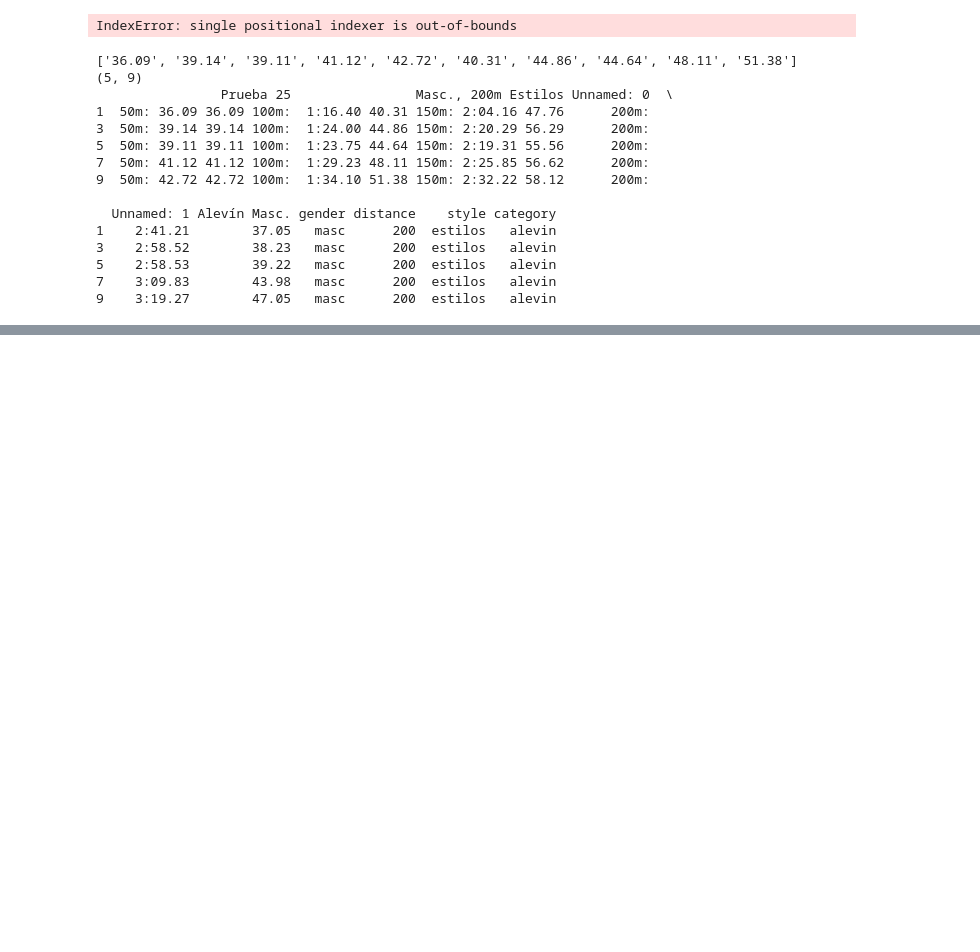
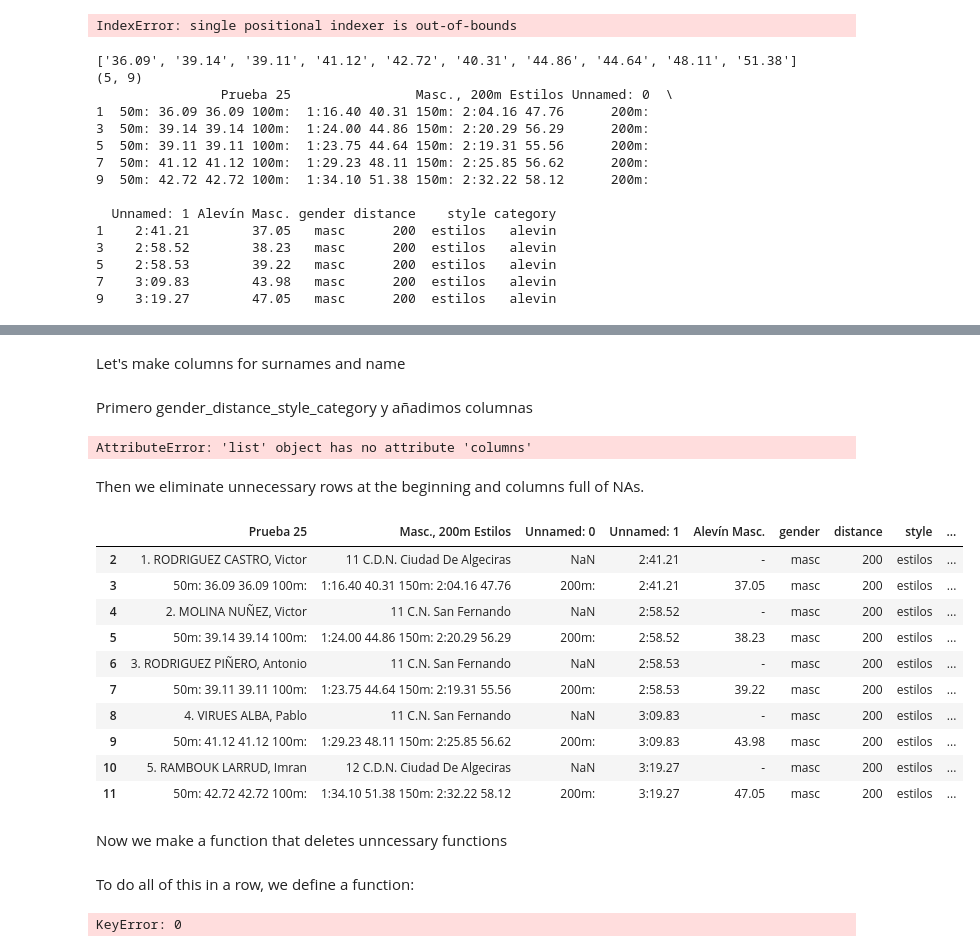
Before and after one commit to danmorper/automatization-swimming-data, a Jupyter notebook: pdf_csv.ipynb, the cells around one changed output, grey strips where cells are left out. Saved outputs shown, nothing was run; the diff lists cells and outputs as text; code cells hidden in the pictures; blank space fills up the shorter version.

Commit message:
it only gives errors :(

```diff
--- a/pdf_csv.ipynb
+++ b/pdf_csv.ipynb
@@ -3,12 +3,12 @@ import tabula
 import pandas as pd
 import os
 # %%
-def gender_distance_style_category(lista):
+def gender_distance_style_category(df):
     """
-    lista: result of pdf_to_csv
+    df: result of pdf_to_csv
     """
-    lista = lista[0]
-    names = lista.columns
+    df = df[0]
+    names = df.columns
     #names in lowercase
     names = [name.lower() for name in names]
     names = [name.replace('á','a') for name in names]
@@ -313,0 +443,2 @@ print(odd)
+# %% [markdown]
+Let's make columns for surnames and name
@@ -313,0 +473,29 @@ print(odd)
+# %% [markdown]
+Primero gender_distance_style_category y añadimos columnas
+# %%
+prueba1 = tabula.read_pdf("pdfs/ResultList_25.pdf", pages='all')
+print(gender_distance_style_category(prueba1))
+
+gender, distance, style, category = gender_distance_style_category(prueba1)
+print(add_columns(prueba1[0], gender=gender, distance=distance, style=style, category=category))
+prueba1 = add_columns(prueba1[0], gender=gender, distance=distance, style=style, category=category)
+# %% [output]
+AttributeError: 'list' object has no attribute 'columns'
+# %% [markdown]
+Then we eliminate unnecessary rows at the beginning and columns full of NAs.
+# %%
+nas_rows(prueba1)
+# %% [output]
+|  | Prueba 25 | Masc., 200m Estilos | Unnamed: 0 | Unnamed: 1 | Alevín Masc. | gender | distance | style | ... |
+| 2 | 1. RODRIGUEZ CASTRO, Victor | 11 C.D.N. Ciudad De Algeciras | NaN | 2:41.21 | - | masc | 200 | estilos | ... |
+| 3 | 50m: 36.09 36.09 100m: | 1:16.40 40.31 150m: 2:04.16 47.76 | 200m: | 2:41.21 | 37.05 | masc | 200 | estilos | ... |
+| 4 | 2. MOLINA NUÑEZ, Victor | 11 C.N. San Fernando | NaN | 2:58.52 | - | masc | 200 | estilos | ... |
+| 5 | 50m: 39.14 39.14 100m: | 1:24.00 44.86 150m: 2:20.29 56.29 | 200m: | 2:58.52 | 38.23 | masc | 200 | estilos | ... |
+| 6 | 3. RODRIGUEZ PIÑERO, Antonio | 11 C.N. San Fernando | NaN | 2:58.53 | - | masc | 200 | estilos | ... |
+| 7 | 50m: 39.11 39.11 100m: | 1:23.75 44.64 150m: 2:19.31 55.56 | 200m: | 2:58.53 | 39.22 | masc | 200 | estilos | ... |
+| 8 | 4. VIRUES ALBA, Pablo | 11 C.N. San Fernando | NaN | 3:09.83 | - | masc | 200 | estilos | ... |
+| 9 | 50m: 41.12 41.12 100m: | 1:29.23 48.11 150m: 2:25.85 56.62 | 200m: | 3:09.83 | 43.98 | masc | 200 | estilos | ... |
+| 10 | 5. RAMBOUK LARRUD, Imran | 12 C.D.N. Ciudad De Algeciras | NaN | 3:19.27 | - | masc | 200 | estilos | ... |
+| 11 | 50m: 42.72 42.72 100m: | 1:34.10 51.38 150m: 2:32.22 58.12 | 200m: | 3:19.27 | 47.05 | masc | 200 | estilos | ... |
+# %% [markdown]
+Now we make a function that deletes unncessary functions
@@ -313,0 +511,2 @@ print(odd)
+# %% [markdown]
+To do all of this in a row, we define a function:
@@ -313,0 +524,4 @@ print(odd)
+# %%
+pdf_to_df(pdf = "pdfs/ResultList_25.pdf")
+# %% [output]
+KeyError: 0
```
Also changed, not shown: parts of 7 cells of this notebook, 1 other file.
